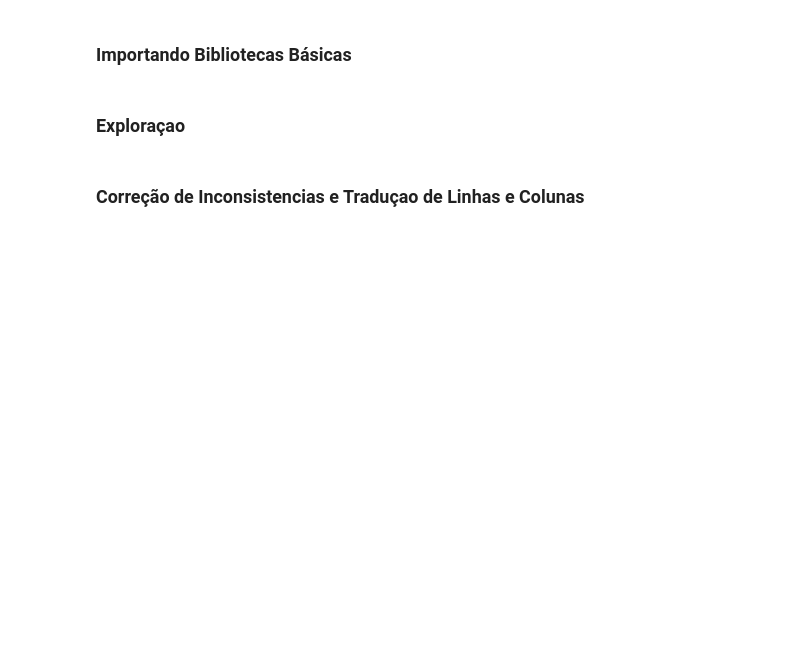
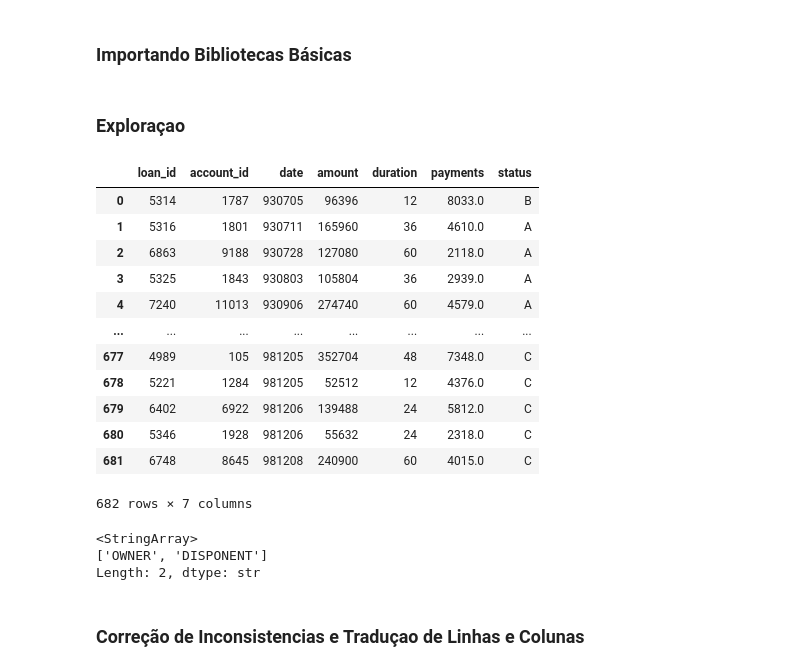
Before and after one commit to christianwislockioli-rgb/Analise_de_Risco_e_Melhoria_de_Fluxo_Operacional_de_Credito, a Jupyter notebook: 02_dados/src/Projeto.ipynb, the cells around one changed output. Cells and saved outputs as stored; diff of their text form; code cells hidden in the pictures; blank space fills up the shorter version.

```diff
--- a/02_dados/src/Projeto.ipynb
+++ b/02_dados/src/Projeto.ipynb
@@ -28,6 +28,29 @@ emprestimo_df = pd.read_csv(pasta_banco/'loan.asc', sep=';', dtype = {'loan_id':
 ordens_df = pd.read_csv(pasta_banco/'order.asc', sep=';', dtype = {'order_id':str,'account_id':str})
 distrito_df = pd.read_csv(pasta_banco/'district.asc', sep=';',na_values=['?'] ,dtype = {'A1':str,'A11':float,'A12':float,'A15':'Int64'})
 transacoes_df = pd.read_csv(pasta_banco/'trans.asc', sep=';',dtype={'trans_id' : str,'account_id' : str, 'bank':str})
+# %%
+emprestimo_df
+# %% [output]
+|  | loan_id | account_id | date | amount | duration | payments | status |
+| 0 | 5314 | 1787 | 930705 | 96396 | 12 | 8033.0 | B |
+| 1 | 5316 | 1801 | 930711 | 165960 | 36 | 4610.0 | A |
+| 2 | 6863 | 9188 | 930728 | 127080 | 60 | 2118.0 | A |
+| 3 | 5325 | 1843 | 930803 | 105804 | 36 | 2939.0 | A |
+| 4 | 7240 | 11013 | 930906 | 274740 | 60 | 4579.0 | A |
+| ... | ... | ... | ... | ... | ... | ... | ... |
+| 677 | 4989 | 105 | 981205 | 352704 | 48 | 7348.0 | C |
+| 678 | 5221 | 1284 | 981205 | 52512 | 12 | 4376.0 | C |
+| 679 | 6402 | 6922 | 981206 | 139488 | 24 | 5812.0 | C |
+| 680 | 5346 | 1928 | 981206 | 55632 | 24 | 2318.0 | C |
+| 681 | 6748 | 8645 | 981208 | 240900 | 60 | 4015.0 | C |
+682 rows × 7 columns
+# %%
+# Verificação de dados unicos para identificaçao de possiveis erros
+print(cliente_conta_df['type'].unique())
+# %% [output]
+<StringArray>
+['OWNER', 'DISPONENT']
+Length: 2, dtype: str
 # %% [markdown]
 ### Correção de Inconsistencias e Traduçao de Linhas e Colunas
 # %%
```
Also changed, not shown: parts of 14 cells of this notebook.
